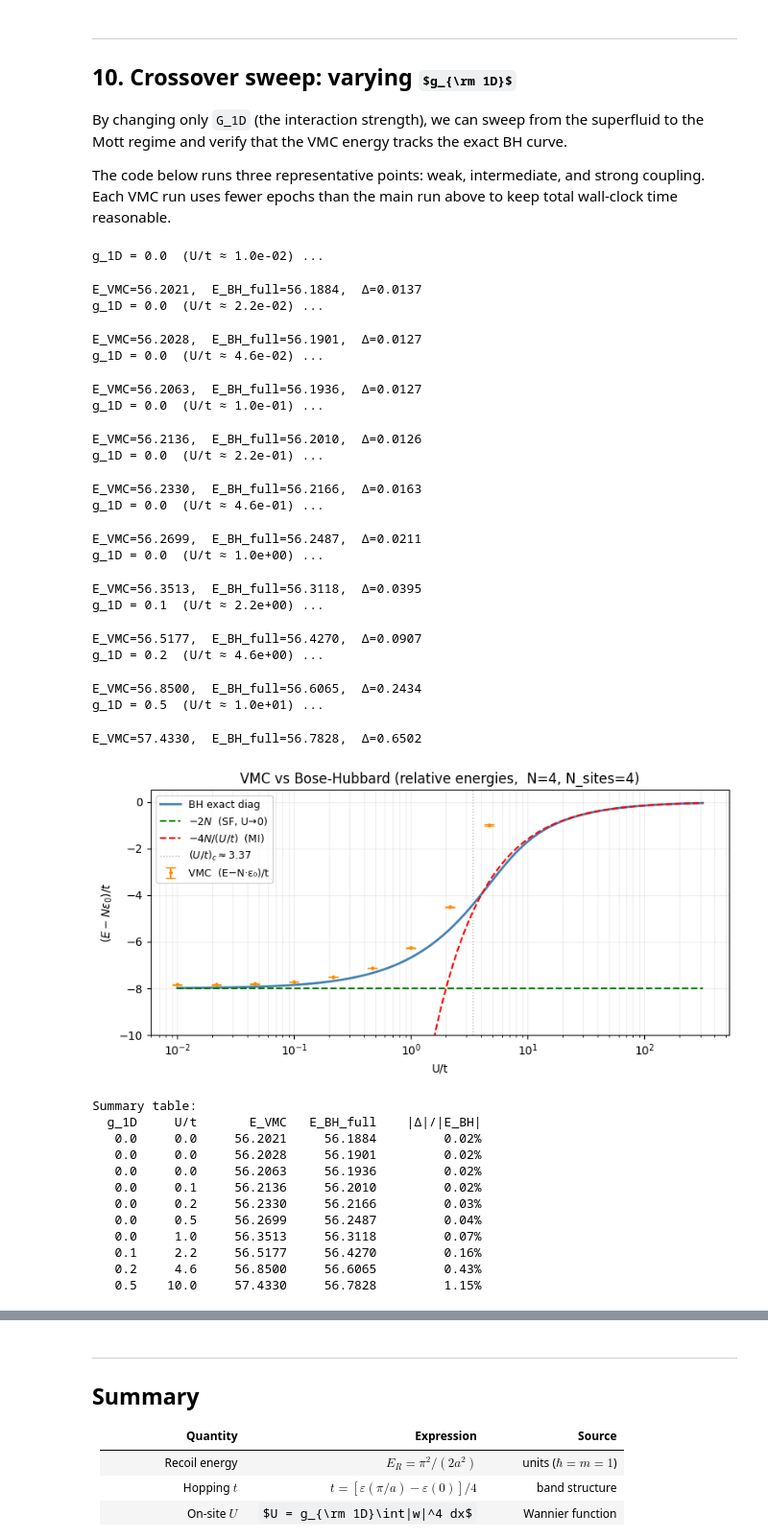
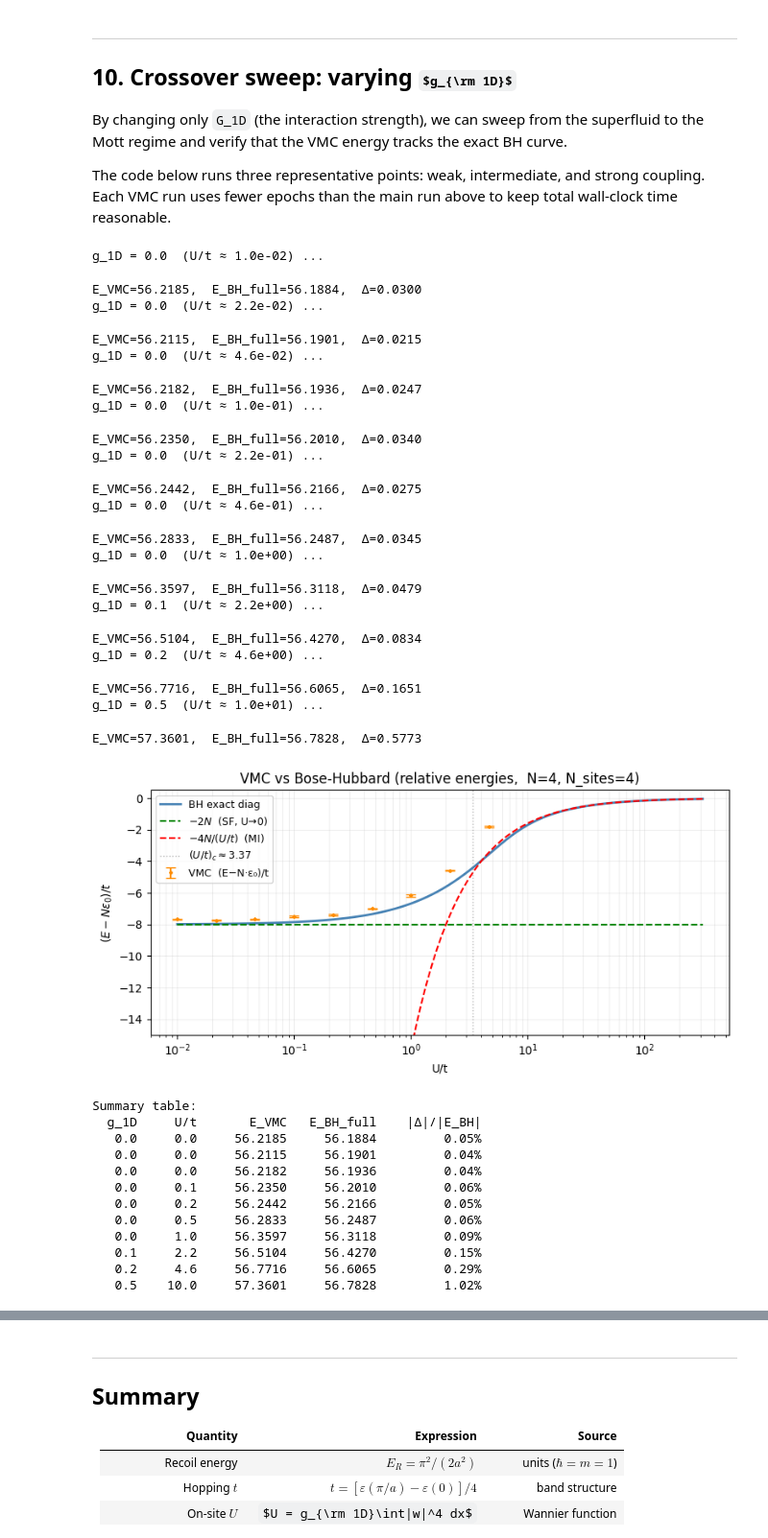
Before and after one commit to pfargas/qvarnet, a Jupyter notebook: notebooks/scripts/bose-hubbard.ipynb, the cells around one changed output, grey strips where cells are left out. Shown at 96% size. Saved outputs shown, nothing was run; the diff lists cells and outputs as text; code cells hidden in the pictures; some formulas as TeX source.

```diff
--- a/notebooks/scripts/bose-hubbard.ipynb
+++ b/notebooks/scripts/bose-hubbard.ipynb
@@ -76,9 +76,11 @@ The contact interaction strength $g_{\rm 1D}$ sets the $U/t$ ratio.
 We approximate the $\delta$-function by a Gaussian of width $\sigma \ll a$:
 $$g_{\rm 1D}\,\delta(x) \approx \frac{g_{\rm 1D}}{\sigma\sqrt{2\pi}} e^{-x^2/(2\sigma^2)}$$
 # %%
+is_unit_filling = True
+
 # ── Lattice geometry ──────────────────────────────────────────────────────────
-N_SITES = 4          # lattice sites
 N       = 4          # bosons (unit filling: N = N_SITES)
+N_SITES = N          # lattice sites
 N_DIM   = 1          # spatial dimensions per particle (1D)
 A       = 1.0        # lattice spacing
 L       = N_SITES * A  # box size with PBC
@@ -89,7 +91,7 @@ V0_ER   = 10.0                      # lattice depth in units of E_R
 V0      = V0_ER * E_R              # lattice depth in natural units
 
 # ── Contact interaction (Gaussian approx of δ-function) ───────────────────────
-G_1D    = 0.1        # 1D interaction strength  ← sweep this to go SF → MI
+G_1D    = 0.01        # 1D interaction strength  ← sweep this to go SF → MI
 SIGMA   = 0.1 * A   # Gaussian width (should be ≪ a for δ-function limit)
 
 print(f"Lattice: {N_SITES} sites, spacing a={A}, L={L}")
@@ -740,7 +743,7 @@ coupling. Each VMC run uses fewer epochs than the main run above to keep total
 wall-clock time reasonable.
 # %%
 # ── Helper: run VMC for a given g_1D ──────────────────────────────────────────
-def run_vmc_for_g(g_1d, n_epochs=5000, n_chains=1000, rng_seed=0):
+def run_vmc_for_g(g_1d, n_epochs=5000, n_chains=2000, rng_seed=0):
     """Short VMC run for coupling g_1d.  Returns (E_VMC_full, sigma, U_eff)."""
     U_eff_local = g_1d * int_w4
     _boundary = PeriodicBoundary(L=L)
@@ -755,7 +758,8 @@ def run_vmc_for_g(g_1d, n_epochs=5000, n_chains=1000, rng_seed=0):
             n_particles=N,
             n_dim=N_DIM,
             transform=_boundary,
-            network=DeepSet(phi_hidden=[10], F_hidden=[10]),
+            # network=DeepSet(phi_hidden=[10], F_hidden=[10]),
+            network=TransformerWavefunction(),
         ),
         optimizer=optax.adam(3e-3),
         hamiltonian=h_local,
@@ -795,25 +799,25 @@ for g_val in g_sweep:
     print(f"E_VMC={E_v:.4f},  E_BH_full={E_bh:.4f},  Δ={abs(E_v-E_bh):.4f}")
 # %% [output]
 g_1D = 0.0  (U/t ≈ 1.0e-02) ...
-E_VMC=56.2021,  E_BH_full=56.1884,  Δ=0.0137
+E_VMC=56.2185,  E_BH_full=56.1884,  Δ=0.0300
 g_1D = 0.0  (U/t ≈ 2.2e-02) ...
-E_VMC=56.2028,  E_BH_full=56.1901,  Δ=0.0127
+E_VMC=56.2115,  E_BH_full=56.1901,  Δ=0.0215
 g_1D = 0.0  (U/t ≈ 4.6e-02) ...
-E_VMC=56.2063,  E_BH_full=56.1936,  Δ=0.0127
+E_VMC=56.2182,  E_BH_full=56.1936,  Δ=0.0247
 g_1D = 0.0  (U/t ≈ 1.0e-01) ...
-E_VMC=56.2136,  E_BH_full=56.2010,  Δ=0.0126
+E_VMC=56.2350,  E_BH_full=56.2010,  Δ=0.0340
 g_1D = 0.0  (U/t ≈ 2.2e-01) ...
-E_VMC=56.2330,  E_BH_full=56.2166,  Δ=0.0163
+E_VMC=56.2442,  E_BH_full=56.2166,  Δ=0.0275
 g_1D = 0.0  (U/t ≈ 4.6e-01) ...
-E_VMC=56.2699,  E_BH_full=56.2487,  Δ=0.0211
+E_VMC=56.2833,  E_BH_full=56.2487,  Δ=0.0345
 g_1D = 0.0  (U/t ≈ 1.0e+00) ...
-E_VMC=56.3513,  E_BH_full=56.3118,  Δ=0.0395
+E_VMC=56.3597,  E_BH_full=56.3118,  Δ=0.0479
 g_1D = 0.1  (U/t ≈ 2.2e+00) ...
-E_VMC=56.5177,  E_BH_full=56.4270,  Δ=0.0907
+E_VMC=56.5104,  E_BH_full=56.4270,  Δ=0.0834
 g_1D = 0.2  (U/t ≈ 4.6e+00) ...
-E_VMC=56.8500,  E_BH_full=56.6065,  Δ=0.2434
+E_VMC=56.7716,  E_BH_full=56.6065,  Δ=0.1651
 g_1D = 0.5  (U/t ≈ 1.0e+01) ...
-E_VMC=57.4330,  E_BH_full=56.7828,  Δ=0.6502
+E_VMC=57.3601,  E_BH_full=56.7828,  Δ=0.5773
 # %%
 # ── Plot VMC sweep on the BH phase diagram (relative energies E/t) ────────────
 # To place VMC points on the BH diagram (which shows E_BH_relative / t),
@@ -824,45 +828,45 @@ fig, ax = plt.subplots(figsize=(8, 4))
 ut_plot   = np.logspace(-2, 2.5, 100)
 E_ed_plot = np.array([bh_exact_diag(N, N_SITES, 1.0, ut) for ut in ut_plot])
 
 ax.semilogx(ut_plot, E_ed_plot,                     'steelblue', lw=2,  label='BH exact diag')
 ax.semilogx(ut_plot, -2*N*np.ones_like(ut_plot),    'g--',       lw=1.5, label=r'$-2N$  (SF, U→0)')
 ax.semilogx(ut_plot, -4*N/ut_plot,                  'r--',       lw=1.5, label=r'$-4N/(U/t)$  (MI)')
 ax.axvline(3.37, color='gray', ls=':', lw=1, alpha=0.6, label=r'$(U/t)_c\approx3.37$')
 
 # VMC points: subtract N·ε₀ and divide by t to get BH_relative / t units
 for res in sweep_results:
     E_vmc_rel_t = (res['E_VMC'] - N * E0_BAND) / T_EFF
     ax.errorbar(
         res['U_over_t'], E_vmc_rel_t,
         yerr=res['sigma'] / T_EFF * 5,
         fmt='D', ms=2, color='darkorange', capsize=4, zorder=5,
         label='VMC  (E−N·ε₀)/t' if res is sweep_results[0] else '_',
     )
 
 ax.set(xlabel='U/t', ylabel='$(E - N\\varepsilon_0)/t$',
-       title='VMC vs Bose-Hubbard (relative energies,  N=4, N_sites=4)')
+       title=f'VMC vs Bose-Hubbard (relative energies,  N={N}, N_sites={N_SITES})')
 ax.legend(fontsize=9); ax.grid(True, which='both', alpha=0.2)
-ax.set_ylim(-10, 0.5)
+ax.set_ylim(-15, 0.5)
 # ax.set_ylim(-10, 10)
 plt.tight_layout(); plt.show()
 
 print("\nSummary table:")
 print(f"{'g_1D':>6}  {'U/t':>6}  {'E_VMC':>10}  {'E_BH_full':>10}  {'|Δ|/|E_BH|':>12}")
 for res in sweep_results:
     rel = abs(res['E_VMC'] - res['E_BH']) / abs(res['E_BH']) * 100
     print(f"{res['g']:>6.1f}  {res['U_over_t']:>6.1f}  {res['E_VMC']:>10.4f}  "
           f"{res['E_BH']:>10.4f}  {rel:>11.2f}%")
 # %% [output]
-[figure, old version]
+[figure, new version]
 Summary table:
   g_1D     U/t       E_VMC   E_BH_full    |Δ|/|E_BH|
-   0.0     0.0     56.2021     56.1884         0.02%
-   0.0     0.0     56.2028     56.1901         0.02%
-   0.0     0.0     56.2063     56.1936         0.02%
-   0.0     0.1     56.2136     56.2010         0.02%
-   0.0     0.2     56.2330     56.2166         0.03%
-   0.0     0.5     56.2699     56.2487         0.04%
-   0.0     1.0     56.3513     56.3118         0.07%
-   0.1     2.2     56.5177     56.4270         0.16%
-   0.2     4.6     56.8500     56.6065         0.43%
-   0.5    10.0     57.4330     56.7828         1.15%
+   0.0     0.0     56.2185     56.1884         0.05%
+   0.0     0.0     56.2115     56.1901         0.04%
+   0.0     0.0     56.2182     56.1936         0.04%
+   0.0     0.1     56.2350     56.2010         0.06%
+   0.0     0.2     56.2442     56.2166         0.05%
+   0.0     0.5     56.2833     56.2487         0.06%
+   0.0     1.0     56.3597     56.3118         0.09%
+   0.1     2.2     56.5104     56.4270         0.15%
+   0.2     4.6     56.7716     56.6065         0.29%
+   0.5    10.0     57.3601     56.7828         1.02%
```
Also changed, not shown: parts of 23 cells of this notebook, 2 other files.
